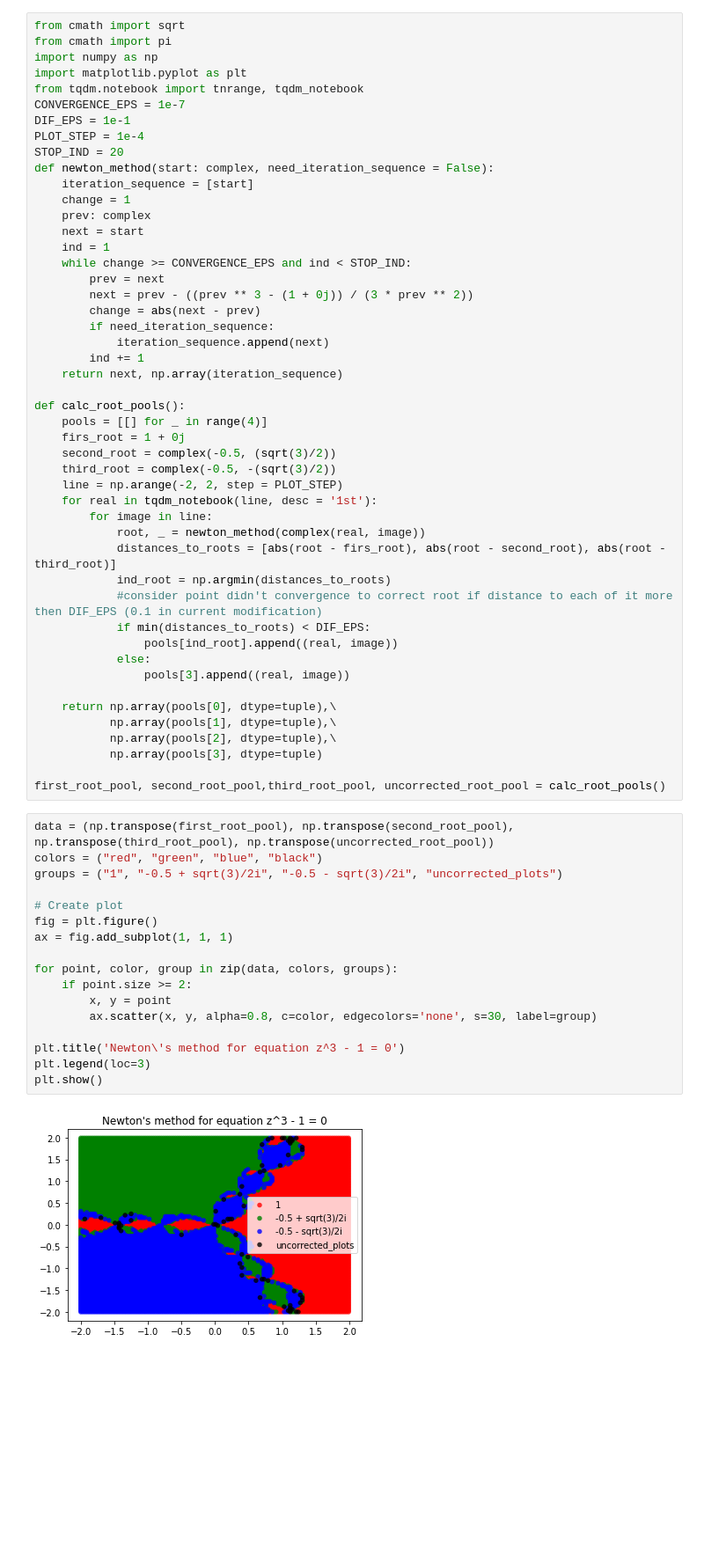
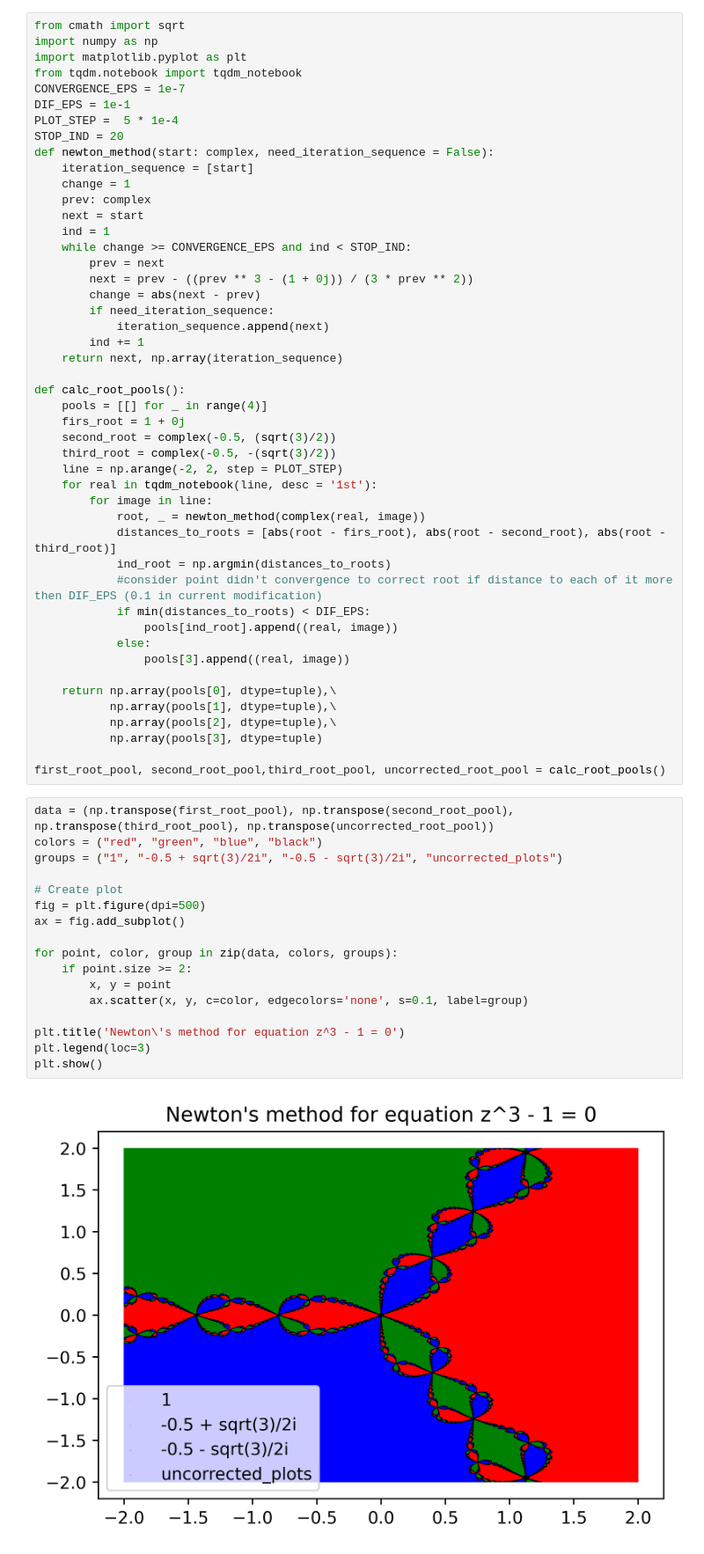
Before and after one commit to pavponn/computational-methods, a Jupyter notebook: homework-1/task3.ipynb, the cells around one changed output. Shown at 88% size. Cells and saved outputs as stored; diff of their text form; blank space fills up the shorter version.

Commit message:
update scale both for points and scatter

```diff
--- a/homework-1/task3.ipynb
+++ b/homework-1/task3.ipynb
@@ -1,12 +1,11 @@
 # %%
 from cmath import sqrt
-from cmath import pi
 import numpy as np
 import matplotlib.pyplot as plt
-from tqdm.notebook import tnrange, tqdm_notebook
+from tqdm.notebook import tqdm_notebook
 CONVERGENCE_EPS = 1e-7
 DIF_EPS = 1e-1
-PLOT_STEP = 1e-4
+PLOT_STEP =  5 * 1e-4
 STOP_IND = 20
 def newton_method(start: complex, need_iteration_sequence = False):
     iteration_sequence = [start]
@@ -49,19 +48,19 @@ first_root_pool, second_root_pool,third_root_pool, uncorrected_root_pool = calc_
 # %%
 data = (np.transpose(first_root_pool), np.transpose(second_root_pool), np.transpose(third_root_pool), np.transpose(uncorrected_root_pool))
 colors = ("red", "green", "blue", "black")
 groups = ("1", "-0.5 + sqrt(3)/2i", "-0.5 - sqrt(3)/2i", "uncorrected_plots")
 
 # Create plot
-fig = plt.figure()
-ax = fig.add_subplot(1, 1, 1)
+fig = plt.figure(dpi=500)
+ax = fig.add_subplot()
 
 for point, color, group in zip(data, colors, groups):
     if point.size >= 2:
         x, y = point
-        ax.scatter(x, y, alpha=0.8, c=color, edgecolors='none', s=30, label=group)
+        ax.scatter(x, y, c=color, edgecolors='none', s=0.1, label=group)
 
 plt.title('Newton\'s method for equation z^3 - 1 = 0')
 plt.legend(loc=3)
 plt.show()
 # %% [output]
-[figure, old version]
+[figure, new version]
```
